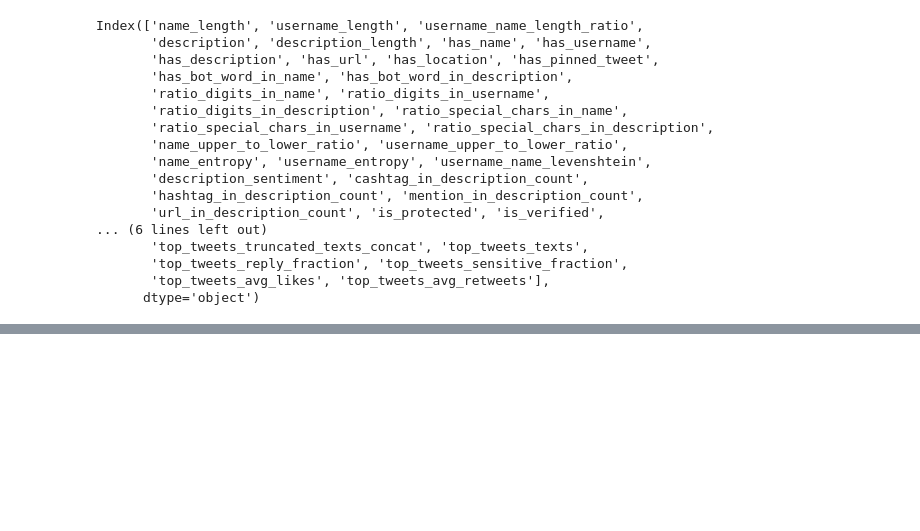
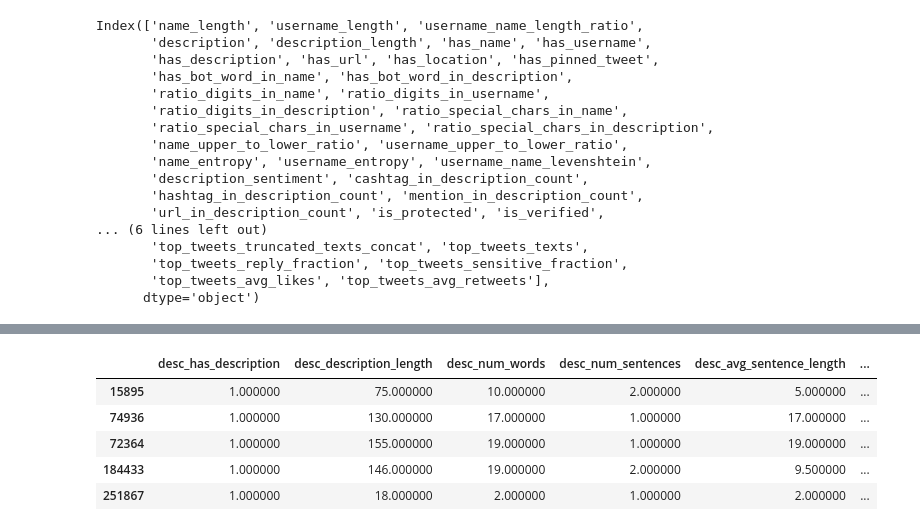
Before and after one commit to julwdo/thesis, a Jupyter notebook: 01_codes/03_nlp_project_main_old.ipynb, the cells around one changed output, grey strips where cells are left out. Cells and saved outputs as stored; diff of their text form; code cells hidden in the pictures; blank space fills up the shorter version.

```diff
--- a/01_codes/03_nlp_project_main_old.ipynb
+++ b/01_codes/03_nlp_project_main_old.ipynb
@@ -1591,0 +1855,10 @@ Index(['name_length', 'username_length', 'username_name_length_ratio',
+# %%
+desc_df_labeled = pd.concat([desc_df, y_train], axis=1)
+desc_df_labeled.head()
+# %% [output]
+|  | desc_has_description | desc_description_length | desc_num_words | desc_num_sentences | desc_avg_sentence_length | ... |
+| 15895 | 1.000000 | 75.000000 | 10.000000 | 2.000000 | 5.000000 | ... |
+| 74936 | 1.000000 | 130.000000 | 17.000000 | 1.000000 | 17.000000 | ... |
+| 72364 | 1.000000 | 155.000000 | 19.000000 | 1.000000 | 19.000000 | ... |
+| 184433 | 1.000000 | 146.000000 | 19.000000 | 2.000000 | 9.500000 | ... |
+| 251867 | 1.000000 | 18.000000 | 2.000000 | 1.000000 | 2.000000 | ... |
```
Also changed, not shown: parts of 10 cells of this notebook.
